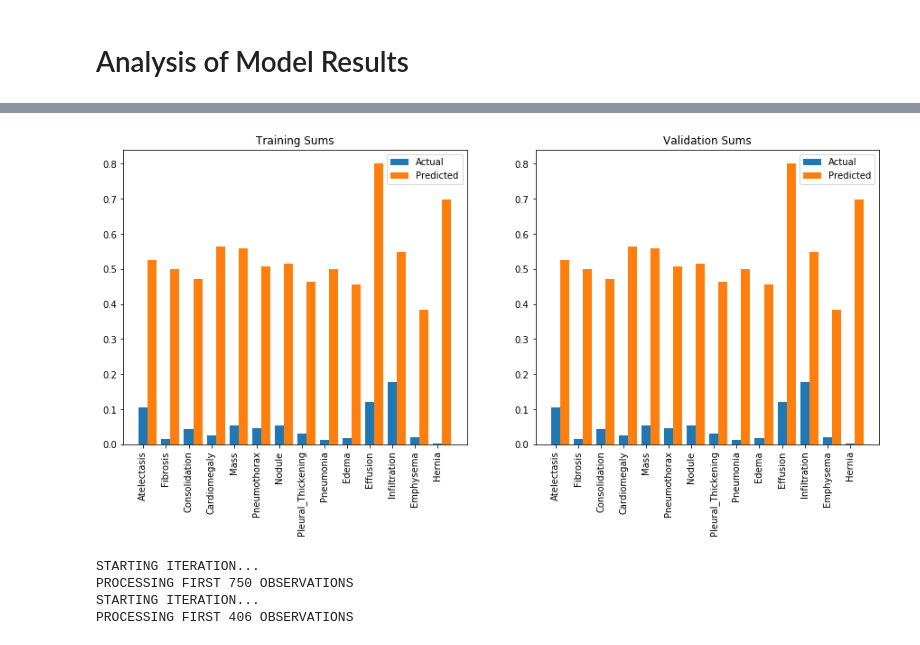
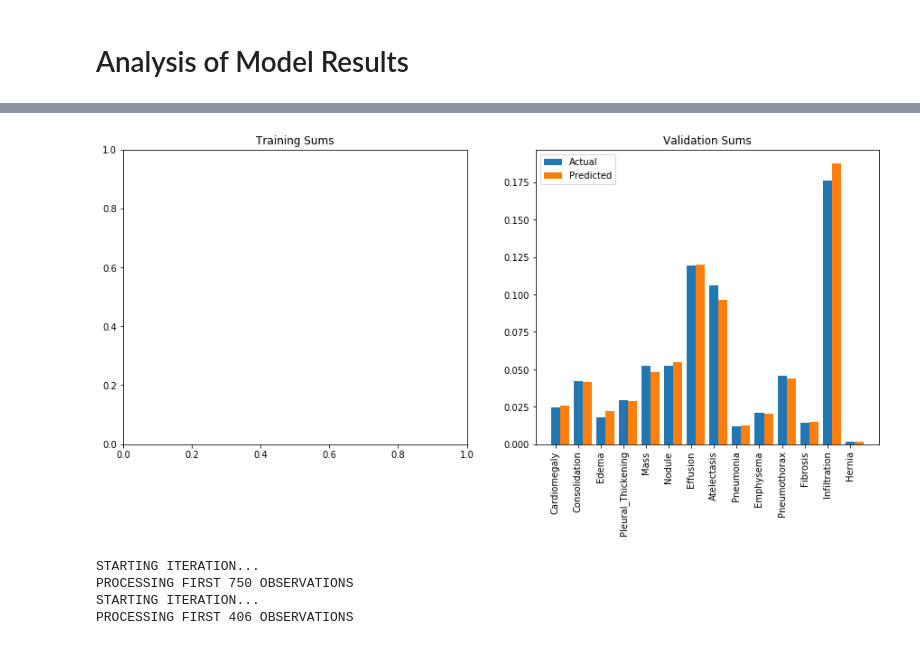
Before and after one commit to pmanion0/xrayproj, a Jupyter notebook: Train Neural Network (Refactor).ipynb, the cells around one changed output, grey strips where cells are left out. Drawn from its saved outputs; the diff is of its cells as text; code cells hidden in the pictures.

Commit message:
Further training

```diff
--- a/Train Neural Network (Refactor).ipynb
+++ b/Train Neural Network (Refactor).ipynb
@@ -782,14 +774,14 @@ plot_auc_curves(epoch_evals[0]['val'])
 # %%
 plt.figure(figsize=(15,6))
 plt.subplot(1,2,1)
 plt.title("Training Sums")
-plot_compare_sums(eval_val)
+#plot_compare_sums(epoch_evals[epoch]['train'])
 
 plt.subplot(1,2,2)
 plt.title("Validation Sums")
-plot_compare_sums(eval_val)
+plot_compare_sums(epoch_evals[epoch]['val'])
 # %% [output]
-[figure, old version]
+[figure, new version]
 # %%
 out_model_30.train(mode=False)
 
```
Also changed, not shown: parts of 4 cells of this notebook.
